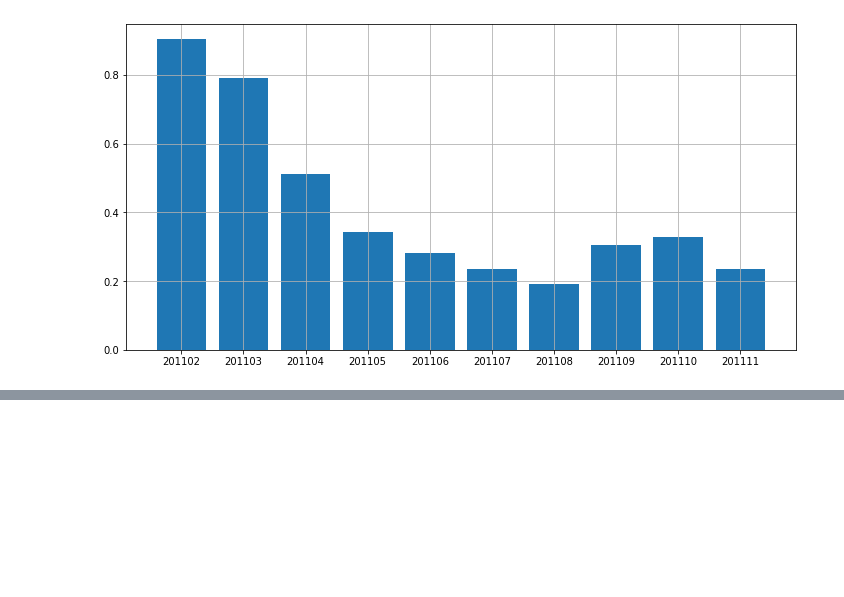
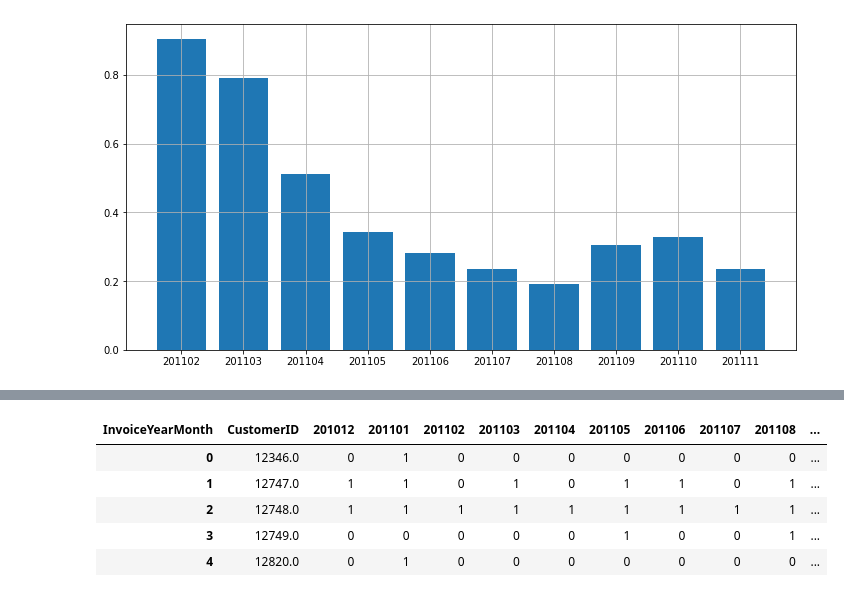
Before and after one commit to maryamsaeedi17/MachineLearning, a Jupyter notebook: 3-Data Science/1-onlione-retail.ipynb, the cells around one changed output, grey strips where cells are left out. Cells and saved outputs as stored; diff of their text form; code cells hidden in the pictures; blank space fills up the shorter version.

```diff
--- a/3-Data Science/1-onlione-retail.ipynb
+++ b/3-Data Science/1-onlione-retail.ipynb
@@ -227,0 +257,4 @@ plt.show()
+# %%
+tx_user_purchase = tx_uk.groupby(['CustomerID','InvoiceYearMonth'])['Revenue'].sum().astype(int).reset_index()
+
+tx_user_purchase
@@ -227,0 +275,11 @@ plt.show()
+# %%
+tx_retention=pd.crosstab(tx_user_purchase['CustomerID'], tx_user_purchase['InvoiceYearMonth']).reset_index()
+
+tx_retention.head()
+# %% [output]
+| InvoiceYearMonth | CustomerID | 201012 | 201101 | 201102 | 201103 | 201104 | 201105 | 201106 | 201107 | 201108 | ... |
+| 0 | 12346.0 | 0 | 1 | 0 | 0 | 0 | 0 | 0 | 0 | 0 | ... |
+| 1 | 12747.0 | 1 | 1 | 0 | 1 | 0 | 1 | 1 | 0 | 1 | ... |
+| 2 | 12748.0 | 1 | 1 | 1 | 1 | 1 | 1 | 1 | 1 | 1 | ... |
+| 3 | 12749.0 | 0 | 0 | 0 | 0 | 0 | 1 | 0 | 0 | 1 | ... |
+| 4 | 12820.0 | 0 | 1 | 0 | 0 | 0 | 0 | 0 | 0 | 0 | ... |
```
Also changed, not shown: parts of 3 cells of this notebook.
